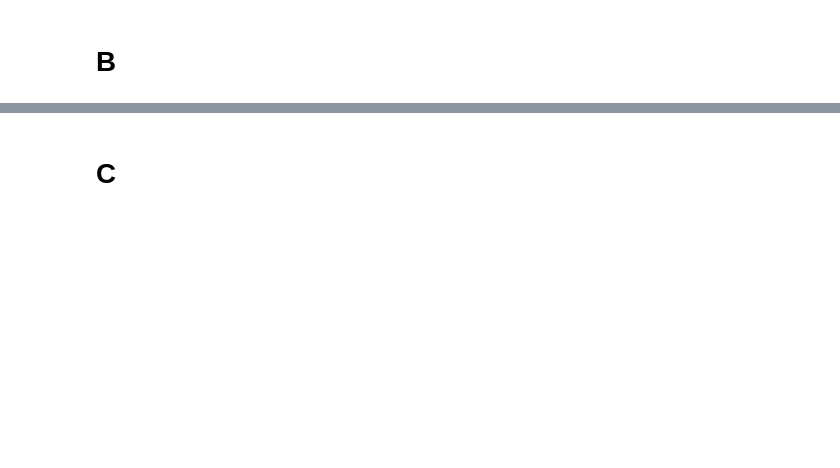
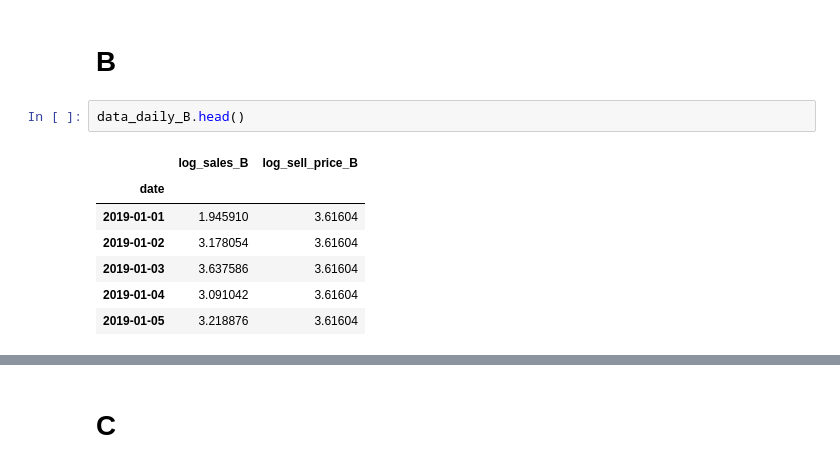
Before and after one commit to insoucyant/Pricing, a Jupyter notebook: ML_Daily.ipynb, the cells around one changed output, grey strips where cells are left out. Saved outputs shown, nothing was run; the diff lists cells and outputs as text; blank space fills up the shorter version.

Commit message:
Finished Daily

```diff
--- a/ML_Daily.ipynb
+++ b/ML_Daily.ipynb
@@ -276,5 +327,15 @@ plt.show()
 # %% [markdown]
 # B
+# %%
+data_daily_B.head()
+# %% [output]
+|  | log_sales_B | log_sell_price_B |
+| date |  |  |
+| 2019-01-01 | 1.945910 | 3.61604 |
+| 2019-01-02 | 3.178054 | 3.61604 |
+| 2019-01-03 | 3.637586 | 3.61604 |
+| 2019-01-04 | 3.091042 | 3.61604 |
+| 2019-01-05 | 3.218876 | 3.61604 |
 # %%
 # SLIDING WINDOW REGRESSION FOR PRODUCT B (OLS, XGBoost, PyGAM)
 data_B = data_daily_B.copy()
```
Also changed, not shown: parts of 18 cells of this notebook, 1 other file.
